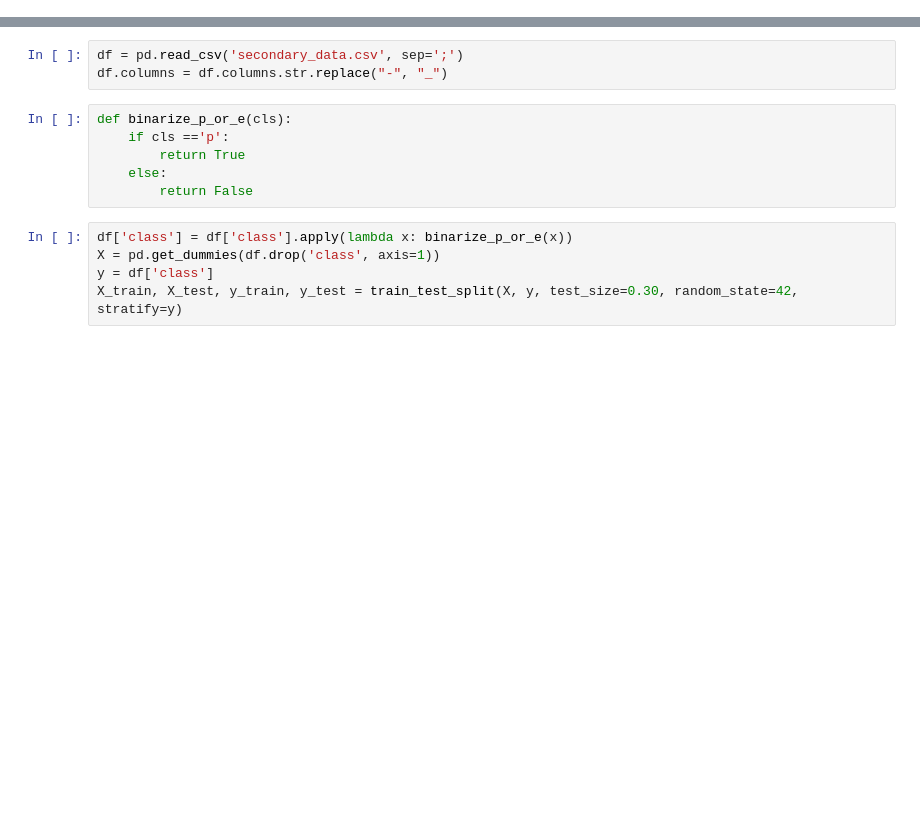
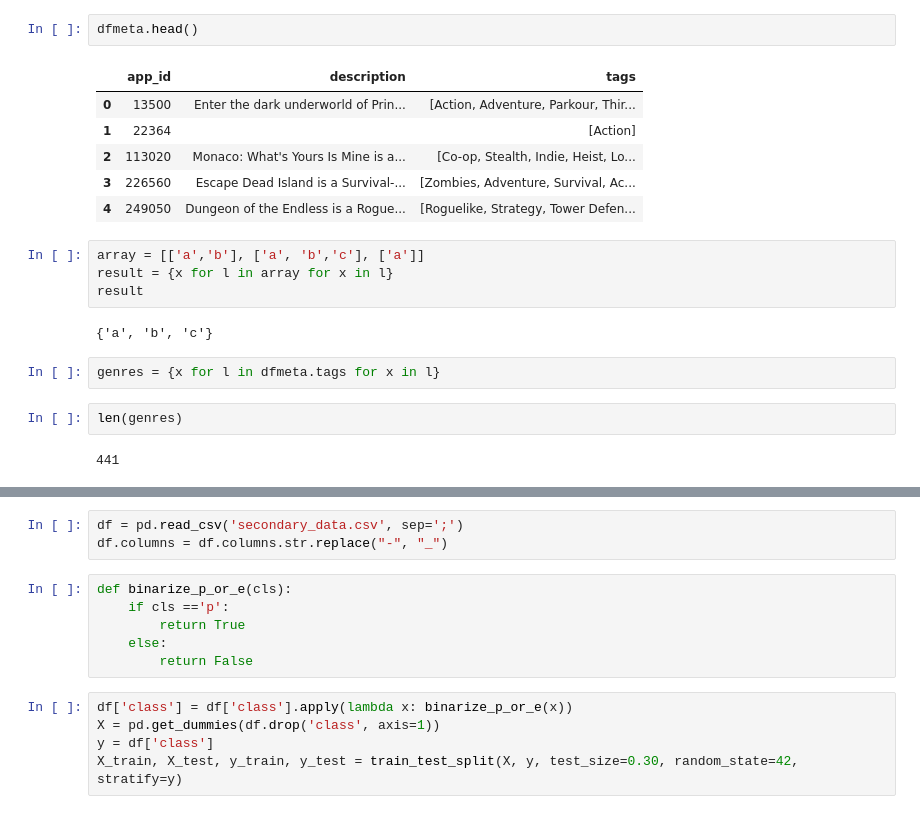
Before and after one commit to swatt45/Capstone, a Jupyter notebook: EDA.ipynb, the cells around one changed output, grey strips where cells are left out. Saved outputs shown, nothing was run; the diff lists cells and outputs as text; blank space fills up the shorter version.

```diff
--- a/EDA.ipynb
+++ b/EDA.ipynb
@@ -10,0 +142,21 @@ from matplotlib import pyplot as plt
+# %%
+dfmeta.head()
+# %% [output]
+|  | app_id | description | tags |
+| 0 | 13500 | Enter the dark underworld of Prin... | [Action, Adventure, Parkour, Thir... |
+| 1 | 22364 |  | [Action] |
+| 2 | 113020 | Monaco: What's Yours Is Mine is a... | [Co-op, Stealth, Indie, Heist, Lo... |
+| 3 | 226560 | Escape Dead Island is a Survival-... | [Zombies, Adventure, Survival, Ac... |
+| 4 | 249050 | Dungeon of the Endless is a Rogue... | [Roguelike, Strategy, Tower Defen... |
+# %%
+array = [['a','b'], ['a', 'b','c'], ['a']]
+result = {x for l in array for x in l}
+result
+# %% [output]
+{'a', 'b', 'c'}
+# %%
+genres = {x for l in dfmeta.tags for x in l}
+# %%
+len(genres)
+# %% [output]
+441
```
Also changed, not shown: parts of 16 cells of this notebook.
